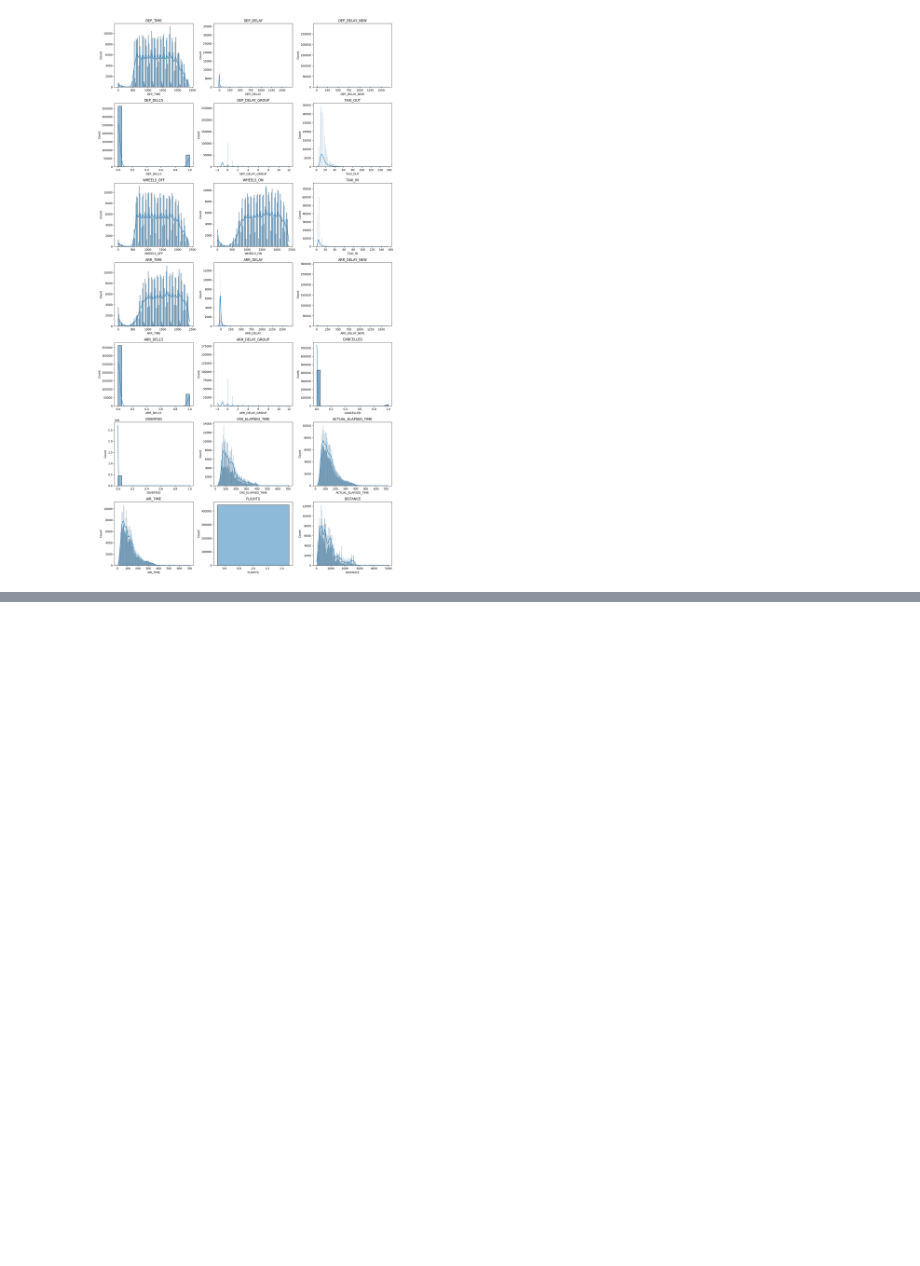
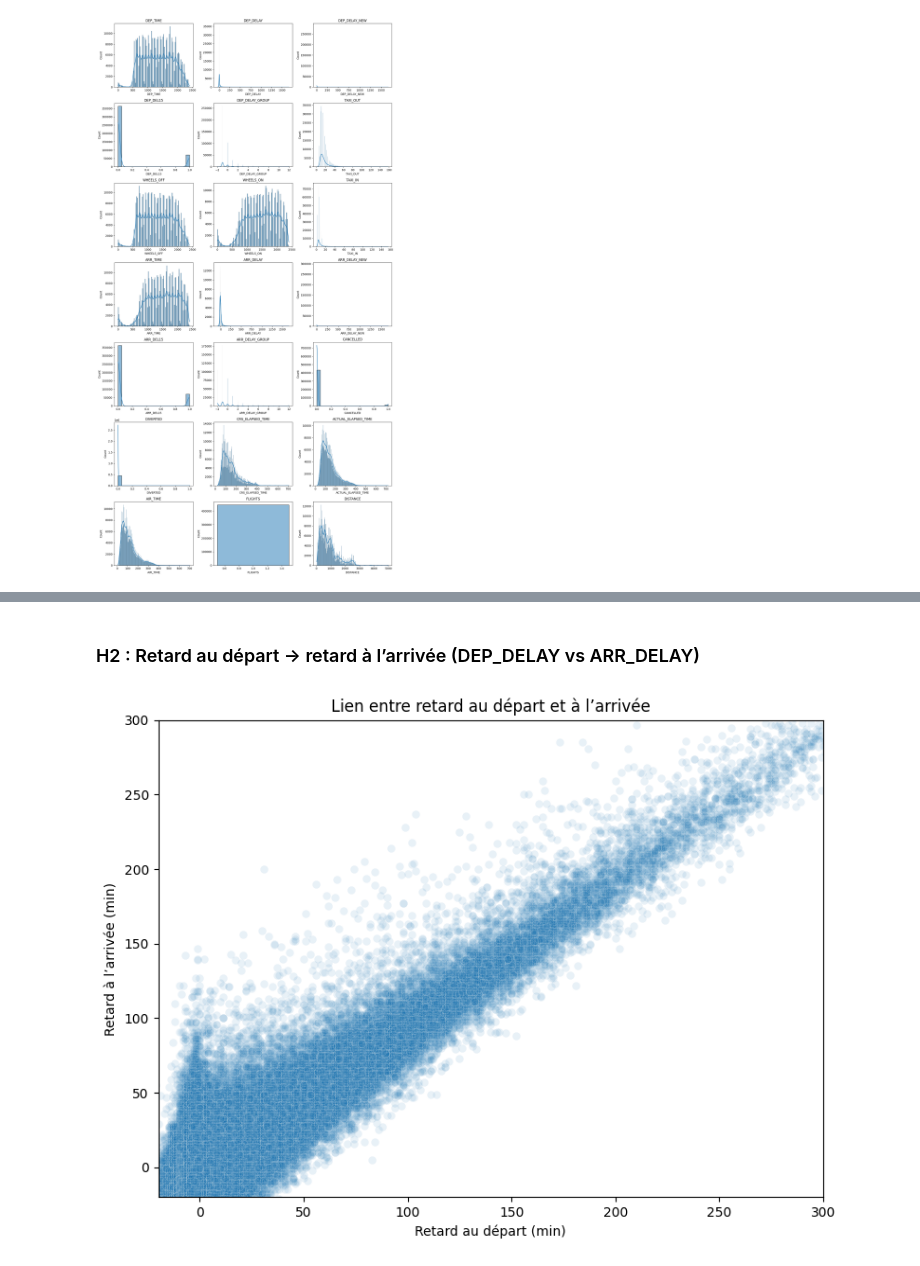
Before and after one commit to ThomasHtn/flight_delay_prediction, a Jupyter notebook: matrice-notebook.ipynb, the cells around one changed output, grey strips where cells are left out. Saved outputs shown, nothing was run; the diff lists cells and outputs as text; code cells hidden in the pictures; blank space fills up the shorter version.

```diff
--- a/matrice-notebook.ipynb
+++ b/matrice-notebook.ipynb
@@ -275,0 +629,14 @@ TAXI_OUT :
+# %% [markdown]
+### H2 : Retard au départ → retard à l’arrivée (DEP_DELAY vs ARR_DELAY)
+# %%
+plt.figure(figsize=(8, 6))
+sns.scatterplot(data=df, x='DEP_DELAY', y='ARR_DELAY', alpha=0.1)
+plt.title("Lien entre retard au départ et à l’arrivée")
+plt.xlabel("Retard au départ (min)")
+plt.ylabel("Retard à l’arrivée (min)")
+plt.xlim(-20, 300)
+plt.ylim(-20, 300)
+plt.tight_layout()
+plt.show()
+# %% [output]
+[figure, added]
```
Also changed, not shown: parts of 42 cells of this notebook, 1 other file.
